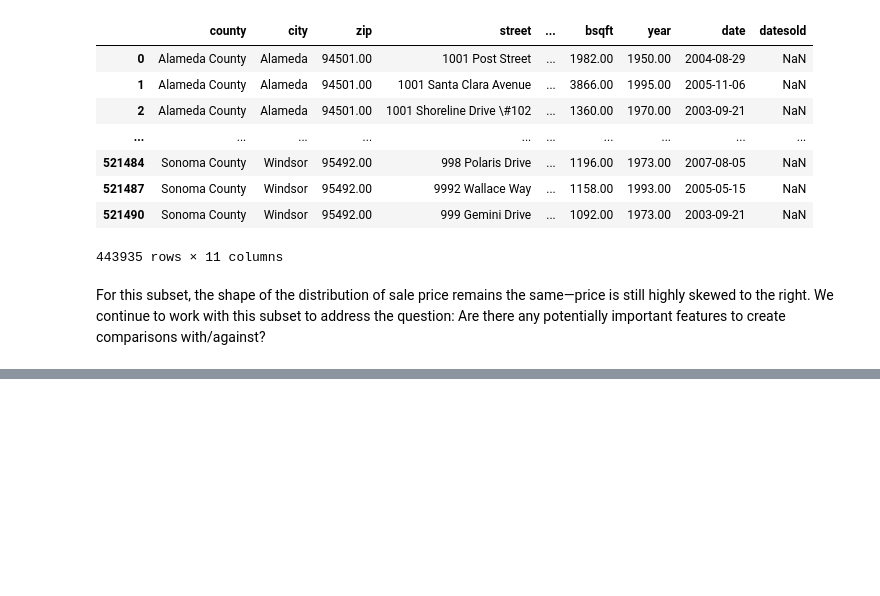
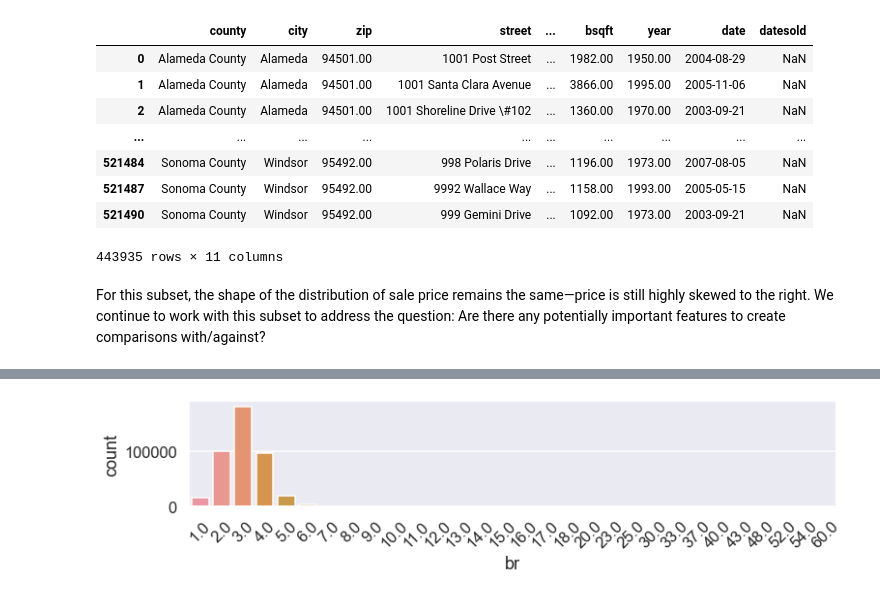
Before and after one commit to shirleytemples/data_science_techniques, a Jupyter notebook: Desktop/Data100/eda_example.ipynb, the cells around one changed output, grey strips where cells are left out. Saved outputs shown, nothing was run; the diff lists cells and outputs as text; code cells hidden in the pictures; blank space fills up the shorter version.

```diff
--- a/Desktop/Data100/eda_example.ipynb
+++ b/Desktop/Data100/eda_example.ipynb
@@ -181,0 +241,6 @@ For this subset, the shape of the distribution of sale price remains the same—
+# %%
+plt.figure(figsize=(12, 2))
+sns.countplot(data=sfh, x='br')
+plt.xticks(rotation=45);
+# %% [output]
+[figure, added]
```
Also changed, not shown: parts of 34 cells of this notebook.
